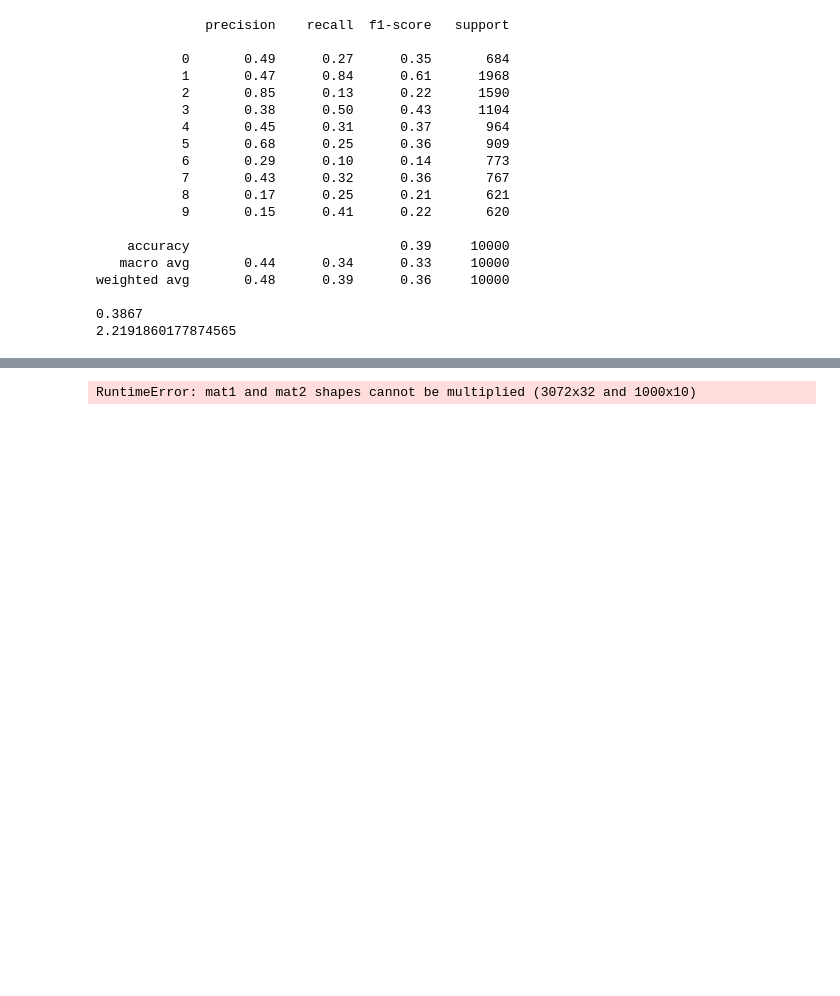
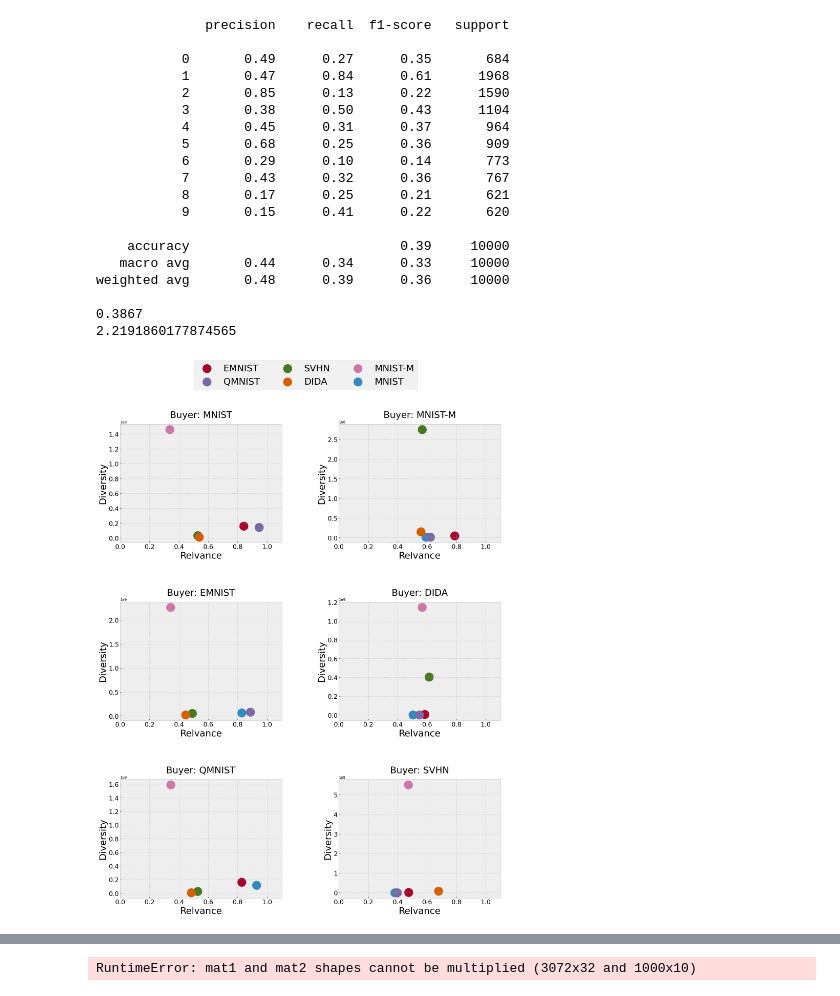
Before and after one commit to clu5/data-valuation, a Jupyter notebook: digit-experiments.ipynb, the cells around one changed output, grey strips where cells are left out. Cells and saved outputs as stored; diff of their text form; code cells hidden in the pictures; blank space fills up the shorter version.

```diff
--- a/valuation-diversity-rebuttal.ipynb
+++ b/digit-experiments.ipynb
@@ -336,3 +321,99 @@ weighted avg       0.48      0.39      0.36     10000
 
 0.3867
 2.2191860177874565
+# %%
+import json
+perf = json.load(open('results/performances.json'))
+val = json.load(open('results/valuations.json'))
+# %%
+labelsize = 18
+fontsize = 26
+pad = 18
+s = 600
+fig, ax = plt.subplots(nrows=3, ncols=2, figsize=(16, 20))
+
+
+color_map = {
+    'MNIST': 'C0',
+    'EMNIST': 'C1',
+    'QMNIST': 'C2',
+    'SVHN': 'C3',
+    'DIDA': 'C4',
+    'MNIST-M': 'C5',
+}
+
+
+for seller, vals in val['MNIST-M'].items():
+    if seller == 'MNIST-M': continue
+    rel = vals['relevance']
+    div = vals['diversity']
+    ax[0, 1].scatter(rel, div, s=s, marker='o', c=color_map[seller])
+    ax[0, 1].set_xlabel('Relvance', fontsize=fontsize)
+    ax[0, 1].set_ylabel('Diversity', fontsize=fontsize)
+    ax[0, 1].set_xlim(0, 1.1)
+    ax[0, 1].set_title(f'Buyer: MNIST-M', fontsize=fontsize, pad=pad)
+    ax[0, 1].tick_params(labelsize=labelsize)
+
+for seller, vals in val['MNIST'].items():
+    if seller == 'MNIST': continue
+    rel = vals['relevance']
+    div = vals['diversity']
+    ax[0, 0].scatter(rel, div, s=s, marker='o', c=color_map[seller])
+    ax[0, 0].set_xlabel('Relvance', fontsize=fontsize)
+    ax[0, 0].set_ylabel('Diversity', fontsize=fontsize)
+    ax[0, 0].set_xlim(0, 1.1)
+    ax[0, 0].set_title(f'Buyer: MNIST', fontsize=fontsize, pad=pad)
+    ax[0, 0].tick_params(labelsize=labelsize)
+
+for seller, vals in val['EMNIST'].items():
+    if seller == 'EMNIST': continue
+    rel = vals['relevance']
+    div = vals['diversity']
+    ax[1, 0].scatter(rel, div, s=s, marker='o', c=color_map[seller])
+    ax[1, 0].set_xlabel('Relvance', fontsize=fontsize)
+    ax[1, 0].set_ylabel('Diversity', fontsize=fontsize)
+    ax[1, 0].set_xlim(0, 1.1)
+    ax[1, 0].set_title(f'Buyer: EMNIST', fontsize=fontsize, pad=pad)
+    ax[1, 0].tick_params(labelsize=labelsize)
+
+
+for seller, vals in val['QMNIST'].items():
+    if seller == 'QMNIST': continue
+    rel = vals['relevance']
+    div = vals['diversity']
+    ax[2, 0].scatter(rel, div, s=s, marker='o', c=color_map[seller])
+    ax[2, 0].set_xlabel('Relvance', fontsize=fontsize)
+    ax[2, 0].set_ylabel('Diversity', fontsize=fontsize)
+    ax[2, 0].set_xlim(0, 1.1)
+    ax[2, 0].set_title(f'Buyer: QMNIST', fontsize=fontsize, pad=pad)
+    ax[2, 0].tick_params(labelsize=labelsize)
+
+
+for seller, vals in val['DIDA'].items():
+    if seller == 'DIDA': continue
+    rel = vals['relevance']
+    div = vals['diversity']
+    ax[1, 1].scatter(rel, div, s=s, marker='o', c=color_map[seller])
+    ax[1, 1].set_xlabel('Relvance', fontsize=fontsize)
+    ax[1, 1].set_ylabel('Diversity', fontsize=fontsize)
+    ax[1, 1].set_xlim(0, 1.1)
+    ax[1, 1].set_title(f'Buyer: DIDA', fontsize=fontsize, pad=pad)
+    ax[1, 1].tick_params(labelsize=labelsize)
+
+
+for seller, vals in val['SVHN'].items():
+    if seller == 'SVHN': continue
+    rel = vals['relevance']
+    div = vals['diversity']
+    ax[2, 1].scatter(rel, div, s=s, marker='o', c=color_map[seller])
+    ax[2, 1].set_xlabel('Relvance', fontsize=fontsize)
+    ax[2, 1].set_ylabel('Diversity', fontsize=fontsize)
+    ax[2, 1].set_xlim(0, 1.1)
+    ax[2, 1].set_title(f'Buyer: SVHN', fontsize=fontsize, pad=pad)
+    ax[2, 1].tick_params(labelsize=labelsize)
+
+fig.legend(['EMNIST', 'QMNIST', 'SVHN', 'DIDA', 'MNIST-M', 'MNIST'], fontsize=fontsize, ncols=3, bbox_to_anchor=(0.80, 1.10))
+fig.tight_layout(w_pad=10, h_pad=8)
+plt.savefig('figures/digits-valuation.png', bbox_inches='tight')
+# %% [output]
+[figure, added]
```
Also changed, not shown: parts of 11 cells of this notebook, 11 other files.
